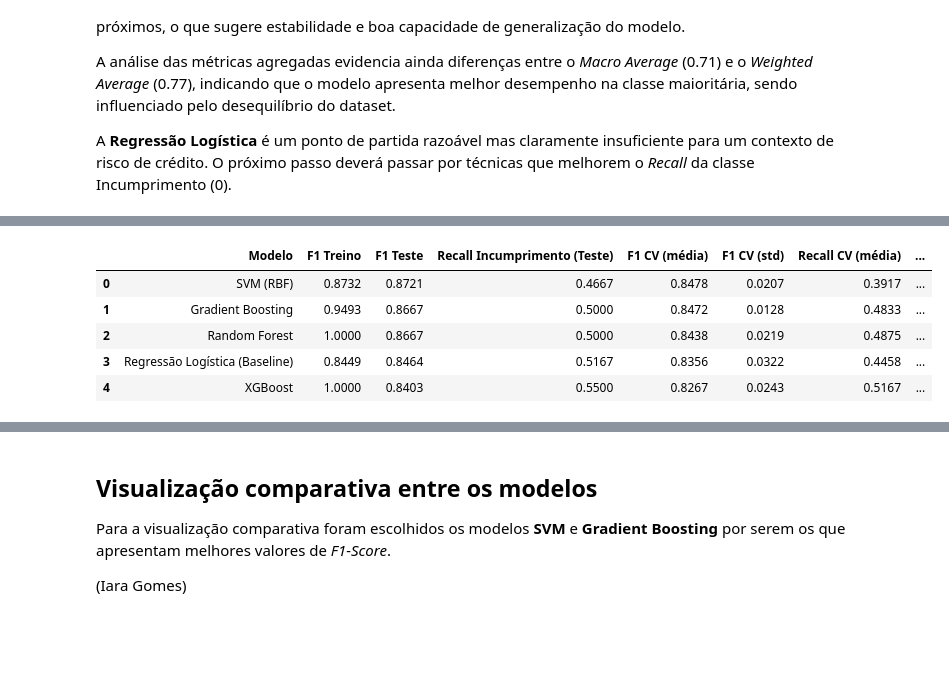
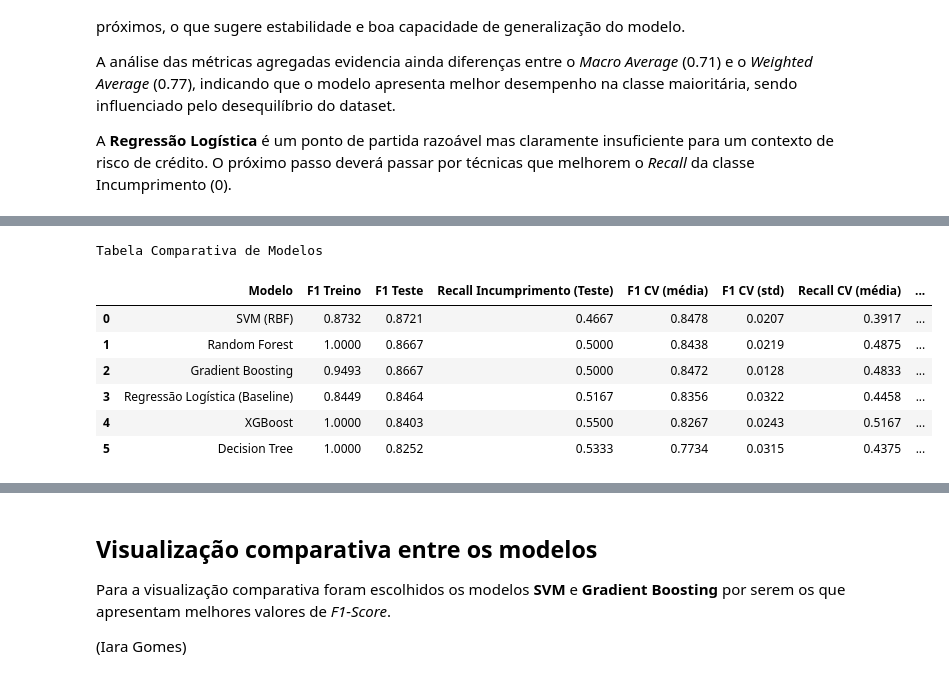
Before and after one commit to ritavinagreiro/projeto-cd-grupo5, a Jupyter notebook: notebooks/2.0_modelacao_treino.ipynb, the cells around one changed output, grey strips where cells are left out. Saved outputs shown, nothing was run; the diff lists cells and outputs as text; code cells hidden in the pictures; blank space fills up the shorter version.

```diff
--- a/notebooks/2.0_modelacao_treino.ipynb
+++ b/notebooks/2.0_modelacao_treino.ipynb
@@ -54,5 +53,5 @@ for dirname, _, filenames in os.walk('/kaggle/input'):
 # %%
-df = pd.read_csv("/kaggle/input/datasets/ritavinagreiro2/germanprocessed/german_processed.csv")
+df = pd.read_csv("/kaggle/input/datasets/iarasofiagomes/german-processed/german_processed.csv")
 # %%
 df.head(15)
 # %% [output]
@@ -297,5 +297,5 @@ Testaram-se quatro algoritmos de maior complexidade:
 # %%
-# MODELOS CANDIDATOS
+# ALGORITMOS CANDIDATOS
 
 # Cross-validation
 cv = StratifiedKFold(n_splits=5, shuffle=True, random_state=42)
@@ -304,11 +304,12 @@ cv = StratifiedKFold(n_splits=5, shuffle=True, random_state=42)
 recall_mau_scorer = make_scorer(recall_score, pos_label=0)
 
 # Definição dos modelos
-
 from xgboost import XGBClassifier
+from sklearn.tree import DecisionTreeClassifier
 
 modelos = {
     'Regressão Logística (Baseline)': LogisticRegression(max_iter=1000, random_state=42),
+    'Decision Tree': DecisionTreeClassifier(random_state=42),
     'Random Forest': RandomForestClassifier(n_estimators=100, random_state=42),
     'Gradient Boosting': GradientBoostingClassifier(n_estimators=100, random_state=42),
     'SVM (RBF)': SVC(kernel='rbf', probability=True, random_state=42),
@@ -316,7 +317,6 @@ modelos = {
 }
 
 # Treino + Avaliação
-
 resultados = []
 
 for nome, modelo in modelos.items():
@@ -352,73 +352,9 @@ for nome, modelo in modelos.items():
         'AUC-ROC Teste': round(auc_test, 4),
     })
 
-# Tabela final
-
-df_resultados = pd.DataFrame(resultados)
-
-df_resultados = df_resultados.sort_values(by='F1 Teste', ascending=False)# MODELOS CANDIDATOS
-
-# Cross-validation
-cv = StratifiedKFold(n_splits=5, shuffle=True, random_state=42)
-
-# Recall da classe "Mau Crédito"
-recall_mau_scorer = make_scorer(recall_score, pos_label=0)
-
-# Definição dos modelos
-
-from xgboost import XGBClassifier
-
-modelos = {
-    'Regressão Logística (Baseline)': LogisticRegression(max_iter=1000, random_state=42),
-    'Random Forest': RandomForestClassifier(n_estimators=100, random_state=42),
-    'Gradient Boosting': GradientBoostingClassifier(n_estimators=100, random_state=42),
-    'SVM (RBF)': SVC(kernel='rbf', probability=True, random_state=42),
-    'XGBoost': XGBClassifier(n_estimators=100, random_state=42, eval_metric='logloss', verbosity=0)
-}
-
-# Treino + Avaliação
-
-resultados = []
-
-for nome, modelo in modelos.items():
-
-    # Treinar
-    modelo.fit(X_train, y_train)
-
-    # Previsões
-    y_pred_train = modelo.predict(X_train)
-    y_pred_test = modelo.predict(X_test)
-    y_prob_test = modelo.predict_proba(X_test)[:, 1]
-
-    # Métricas
-    f1_train = f1_score(y_train, y_pred_train)
-    f1_test = f1_score(y_test, y_pred_test)
-    auc_test = roc_auc_score(y_test, y_prob_test)
-    recall_test = recall_score(y_test, y_pred_test, pos_label=0)
-
-    # Cross-validation
-    cv_f1 = cross_val_score(modelo, X_train, y_train, cv=cv, scoring='f1')
-    cv_recall = cross_val_score(modelo, X_train, y_train, cv=cv, scoring=recall_mau_scorer)
-
-    # Guardar resultados
-    resultados.append({
-        'Modelo': nome,
-        'F1 Treino': round(f1_train, 4),
-        'F1 Teste': round(f1_test, 4),
-        'Recall Incumprimento (Teste)': round(recall_test, 4),
-        'F1 CV (média)': round(cv_f1.mean(), 4),
-        'F1 CV (std)': round(cv_f1.std(), 4),
-        'Recall CV (média)': round(cv_recall.mean(), 4),
-        'Recall CV (std)': round(cv_recall.std(), 4),
-        'AUC-ROC Teste': round(auc_test, 4),
-    })
+    print(f"{nome} concluído")
 
 # Tabela final
-
-df_resultados = pd.DataFrame(resultados)
-
-df_resultados = df_resultados.sort_values(by='F1 Teste', ascending=False).reset_index(drop=True)
-
 df_resultados = pd.DataFrame(resultados)
 df_resultados = df_resultados.sort_values(by='F1 Teste', ascending=False).reset_index(drop=True)
 
@@ -437,9 +378,11 @@ Tabela Comparativa de Modelos
+Tabela Comparativa de Modelos
 |  | Modelo | F1 Treino | F1 Teste | Recall Incumprimento (Teste) | F1 CV (média) | F1 CV (std) | Recall CV (média) | ... |
 | 0 | SVM (RBF) | 0.8732 | 0.8721 | 0.4667 | 0.8478 | 0.0207 | 0.3917 | ... |
-| 1 | Gradient Boosting | 0.9493 | 0.8667 | 0.5000 | 0.8472 | 0.0128 | 0.4833 | ... |
-| 2 | Random Forest | 1.0000 | 0.8667 | 0.5000 | 0.8438 | 0.0219 | 0.4875 | ... |
+| 1 | Random Forest | 1.0000 | 0.8667 | 0.5000 | 0.8438 | 0.0219 | 0.4875 | ... |
+| 2 | Gradient Boosting | 0.9493 | 0.8667 | 0.5000 | 0.8472 | 0.0128 | 0.4833 | ... |
 | 3 | Regressão Logística (Baseline) | 0.8449 | 0.8464 | 0.5167 | 0.8356 | 0.0322 | 0.4458 | ... |
 | 4 | XGBoost | 1.0000 | 0.8403 | 0.5500 | 0.8267 | 0.0243 | 0.5167 | ... |
+| 5 | Decision Tree | 1.0000 | 0.8252 | 0.5333 | 0.7734 | 0.0315 | 0.4375 | ... |
 # %% [markdown]
 ### Observação:
 A análise comparativa dos modelos evidencia que, apesar de apresentarem bons valores de *F1-Score*, todos os modelos apresentam dificuldades na identificação de clientes em incumprimento, com valores de *recall* inferiores ao limiar definido de 0.70. Mas é possível retirar as seguintes conclusões:
```
Also changed, not shown: parts of 6 cells of this notebook.
